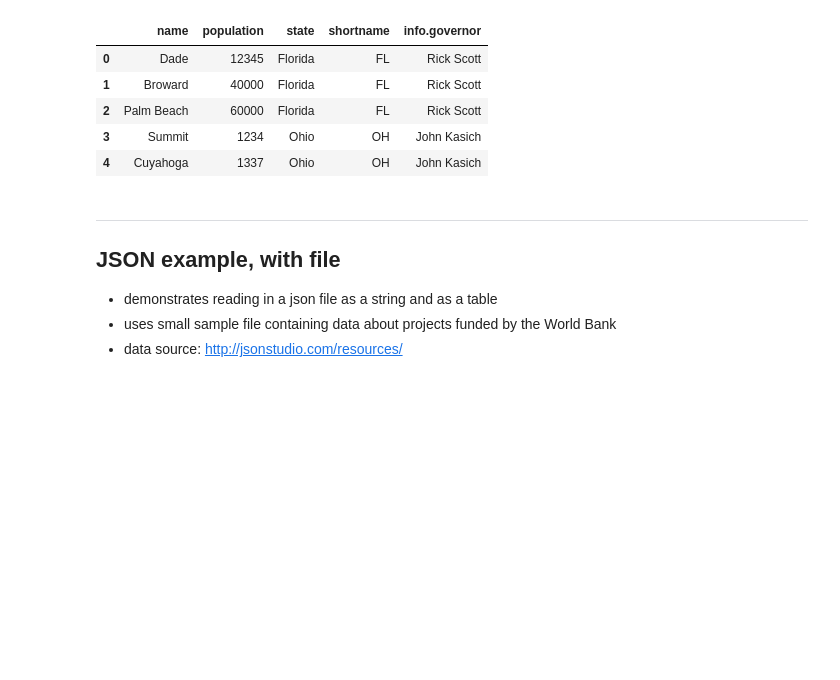
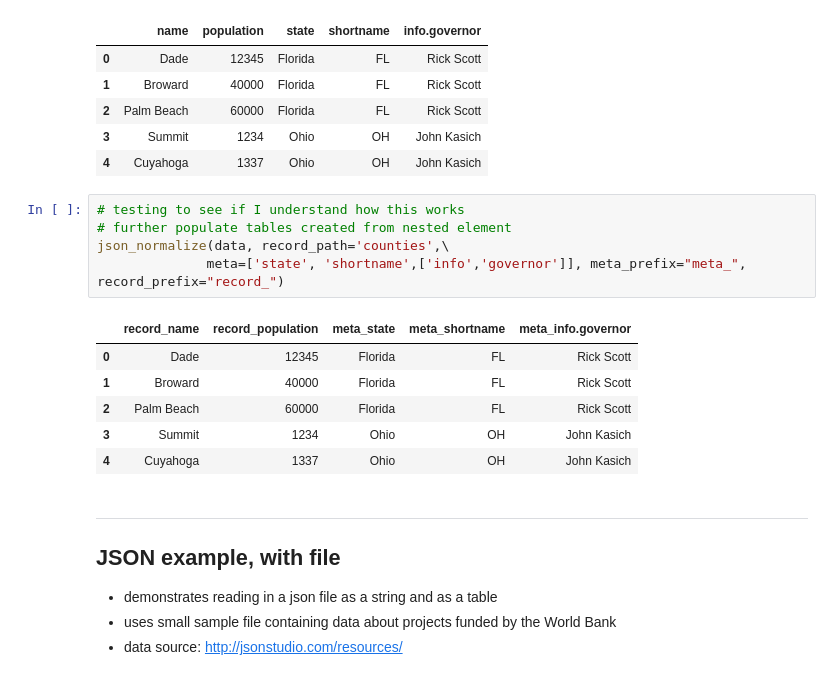
Before and after one commit to yungnien/Springboard, a Jupyter notebook: springboard-aic-mini-projects-public/aic-5_4_3-JSON-mini-project/Mini_Project_Wrangling_Json_Exercise.ipynb, the cells around one changed output. Saved outputs shown, nothing was run; the diff lists cells and outputs as text; blank space fills up the shorter version.

```diff
--- a/springboard-aic-mini-projects-public/aic-5_4_3-JSON-mini-project/Mini_Project_Wrangling_Json_Exercise.ipynb
+++ b/springboard-aic-mini-projects-public/aic-5_4_3-JSON-mini-project/Mini_Project_Wrangling_Json_Exercise.ipynb
@@ -53,6 +53,18 @@ json_normalize(data, 'counties', ['state', 'shortname', ['info', 'governor']])
 | 2 | Palm Beach | 60000 | Florida | FL | Rick Scott |
 | 3 | Summit | 1234 | Ohio | OH | John Kasich |
 | 4 | Cuyahoga | 1337 | Ohio | OH | John Kasich |
+# %%
+# testing to see if I understand how this works
+# further populate tables created from nested element
+json_normalize(data, record_path='counties',\
+              meta=['state', 'shortname',['info','governor']], meta_prefix="meta_", record_prefix="record_")
+# %% [output]
+|  | record_name | record_population | meta_state | meta_shortname | meta_info.governor |
+| 0 | Dade | 12345 | Florida | FL | Rick Scott |
+| 1 | Broward | 40000 | Florida | FL | Rick Scott |
+| 2 | Palm Beach | 60000 | Florida | FL | Rick Scott |
+| 3 | Summit | 1234 | Ohio | OH | John Kasich |
+| 4 | Cuyahoga | 1337 | Ohio | OH | John Kasich |
 # %% [markdown]
 ****
 ## JSON example, with file
```
Also changed, not shown: parts of 10 cells of this notebook, 1 other file.
